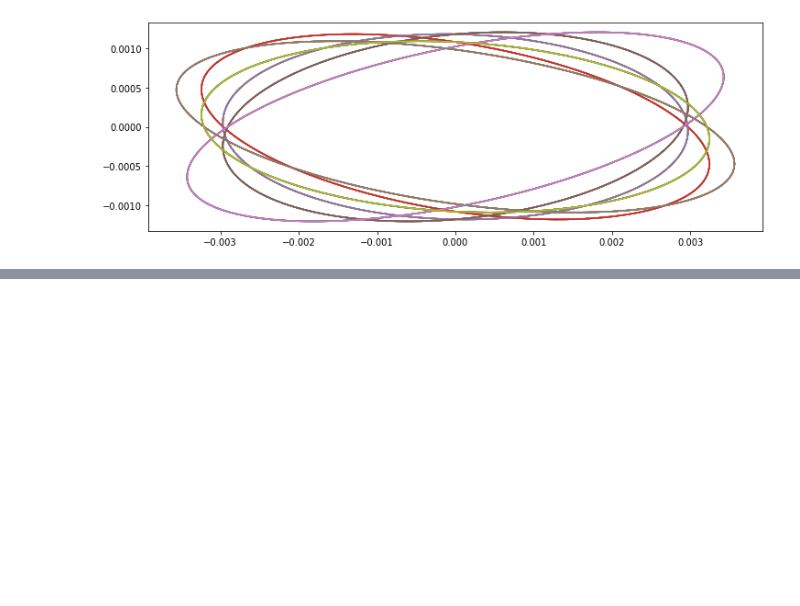
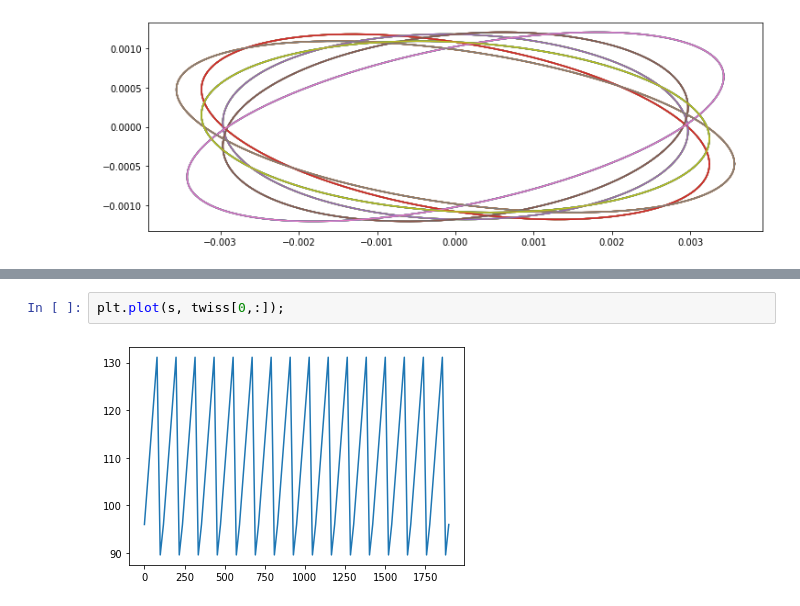
Before and after one commit to loiccoyle/pyaccelerator, a Jupyter notebook: noteboooks/lattice.ipynb, the cells around one changed output, grey strips where cells are left out. Drawn from its saved outputs; the diff is of its cells as text; blank space fills up the shorter version.

```diff
--- a/noteboooks/lattice.ipynb
+++ b/noteboooks/lattice.ipynb
@@ -179,0 +201,4 @@ plt.gca().set_aspect('equal')
+# %%
+plt.plot(s, twiss[0,:]);
+# %% [output]
+[figure, added]
```
Also changed, not shown: parts of 3 cells of this notebook.
